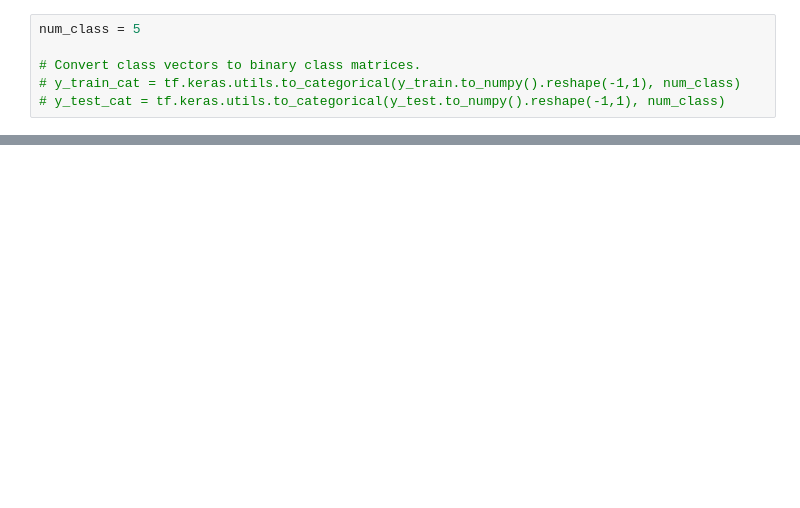
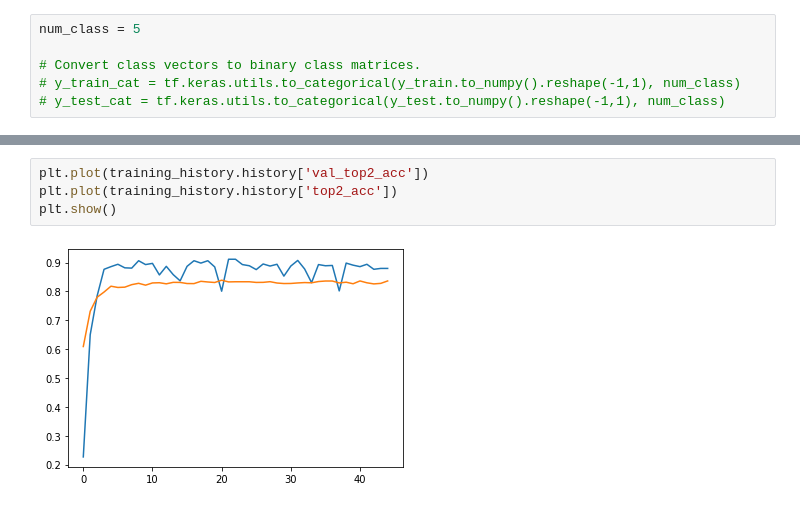
Before and after one commit to nhanph/BMME_480_Pham, a Jupyter notebook: Project/WhiteWineQuality_Nhan.ipynb, the cells around one changed output, grey strips where cells are left out. Saved outputs shown, nothing was run; the diff lists cells and outputs as text; blank space fills up the shorter version.

```diff
--- a/Project/WhiteWineQuality_Nhan.ipynb
+++ b/Project/WhiteWineQuality_Nhan.ipynb
@@ -493,0 +528,6 @@ Epoch 60/60
+# %%
+plt.plot(training_history.history['val_top2_acc'])
+plt.plot(training_history.history['top2_acc'])
+plt.show()
+# %% [output]
+[figure, added]
```
Also changed, not shown: parts of 4 cells of this notebook, 2 other files.
